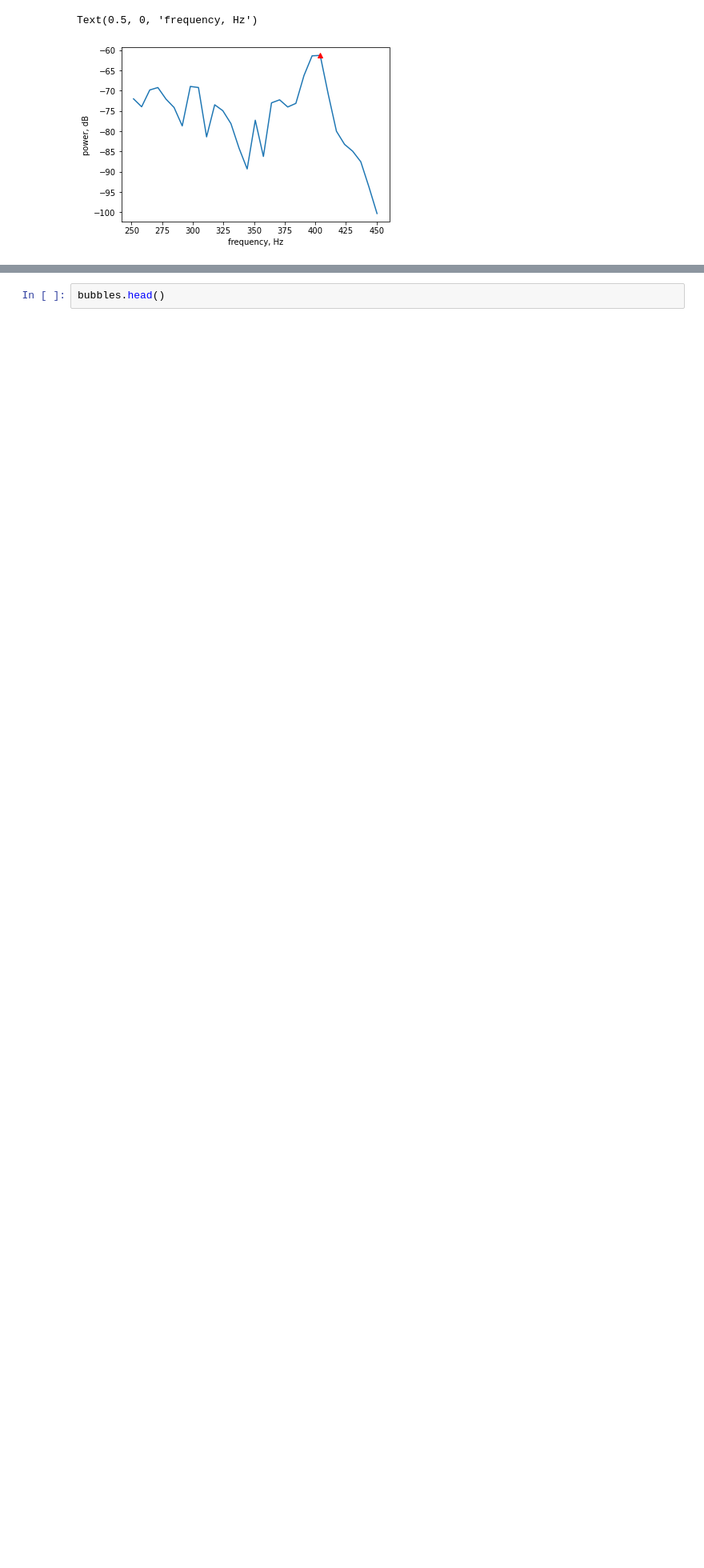
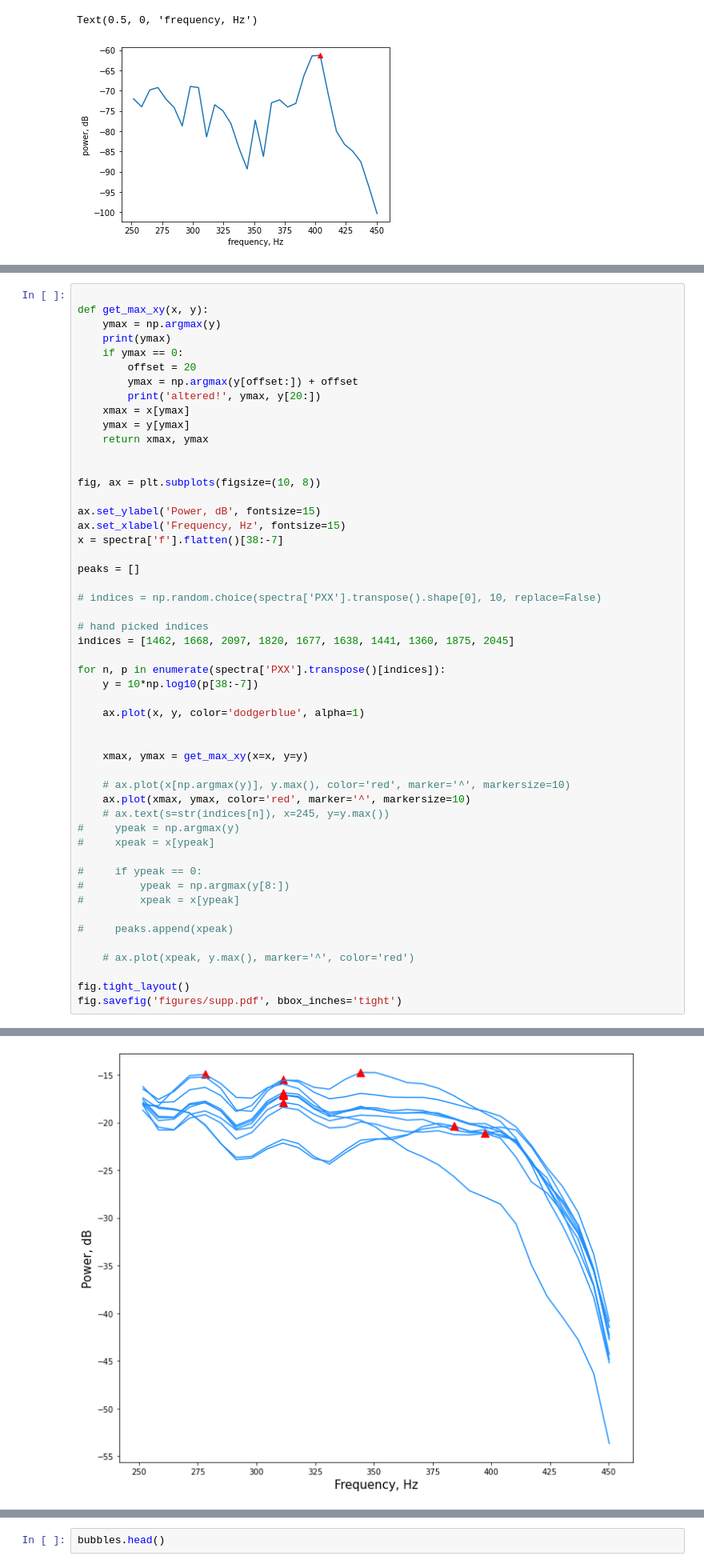
Before and after one commit to SerpRateAI/boreholeAcoustics, a Jupyter notebook: spectra_from_rob.ipynb, the cells around one changed output, grey strips where cells are left out. Shown at 80% size. Cells and saved outputs as stored; diff of their text form; blank space fills up the shorter version.

```diff
--- a/spectra_from_rob.ipynb
+++ b/spectra_from_rob.ipynb
@@ -136,0 +143,52 @@ ax.hist(peaks, bins=20)
+# %%
+
+def get_max_xy(x, y):
+    ymax = np.argmax(y)
+    print(ymax)
+    if ymax == 0:
+        offset = 20
+        ymax = np.argmax(y[offset:]) + offset
+        print('altered!', ymax, y[20:])
+    xmax = x[ymax]
+    ymax = y[ymax]
+    return xmax, ymax
+
+
+fig, ax = plt.subplots(figsize=(10, 8))
+
+ax.set_ylabel('Power, dB', fontsize=15)
+ax.set_xlabel('Frequency, Hz', fontsize=15)
+x = spectra['f'].flatten()[38:-7]
+
+peaks = []
+
+# indices = np.random.choice(spectra['PXX'].transpose().shape[0], 10, replace=False)
+
+# hand picked indices
+indices = [1462, 1668, 2097, 1820, 1677, 1638, 1441, 1360, 1875, 2045]
+
+for n, p in enumerate(spectra['PXX'].transpose()[indices]):
+    y = 10*np.log10(p[38:-7])
+
+    ax.plot(x, y, color='dodgerblue', alpha=1)
+
+
+    xmax, ymax = get_max_xy(x=x, y=y)
+
+    # ax.plot(x[np.argmax(y)], y.max(), color='red', marker='^', markersize=10)
+    ax.plot(xmax, ymax, color='red', marker='^', markersize=10)
+    # ax.text(s=str(indices[n]), x=245, y=y.max())
+#     ypeak = np.argmax(y)
+#     xpeak = x[ypeak]
+
+#     if ypeak == 0:
+#         ypeak = np.argmax(y[8:])
+#         xpeak = x[ypeak]
+
+#     peaks.append(xpeak)
+
+    # ax.plot(xpeak, y.max(), marker='^', color='red')
+
+fig.tight_layout()
+fig.savefig('figures/supp.pdf', bbox_inches='tight')
+# %% [output]
@@ -136,0 +214 @@ ax.hist(peaks, bins=20)
+[figure, added]
```
Also changed, not shown: parts of 21 cells of this notebook, 6 other files.
